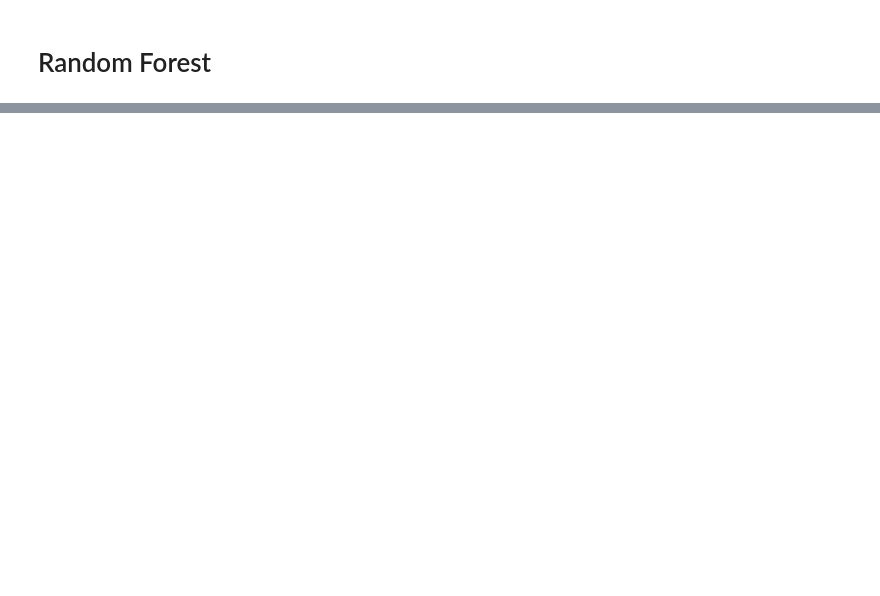
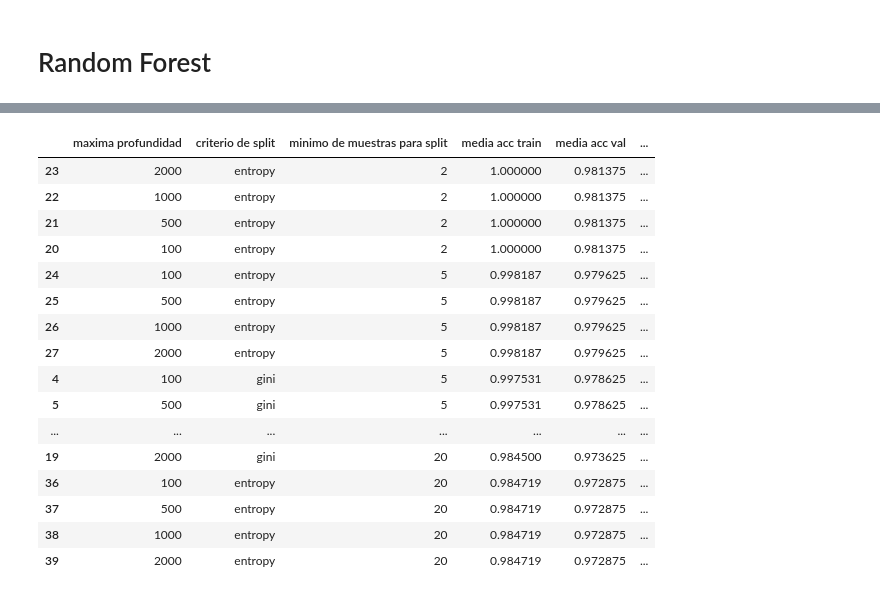
Before and after one commit to RichardoRodLoa/ModelosProyectoAula, a Jupyter notebook: models/random-forest.ipynb, the cells around one changed output, grey strips where cells are left out. Cells and saved outputs as stored; diff of their text form; code cells hidden in the pictures; blank space fills up the shorter version.

```diff
--- a/models/random-forest.ipynb
+++ b/models/random-forest.ipynb
@@ -78,0 +85,26 @@ results.sort_values(by='media f1', ascending=False)
+# %%
+# para datos filtrados
+
+from libs.data_configuration import get_filtered_data_partitioned
+
+X_train, X_test, y_train, y_test = get_filtered_data_partitioned() # 20% de los datos para test por defecto
+
+train_random_forest(X_train, y_train)
+# %% [output]
+|  | maxima profundidad | criterio de split | minimo de muestras para split | media acc train | media acc val | ... |
+| 23 | 2000 | entropy | 2 | 1.000000 | 0.981375 | ... |
+| 22 | 1000 | entropy | 2 | 1.000000 | 0.981375 | ... |
+| 21 | 500 | entropy | 2 | 1.000000 | 0.981375 | ... |
+| 20 | 100 | entropy | 2 | 1.000000 | 0.981375 | ... |
+| 24 | 100 | entropy | 5 | 0.998187 | 0.979625 | ... |
+| 25 | 500 | entropy | 5 | 0.998187 | 0.979625 | ... |
+| 26 | 1000 | entropy | 5 | 0.998187 | 0.979625 | ... |
+| 27 | 2000 | entropy | 5 | 0.998187 | 0.979625 | ... |
+| 4 | 100 | gini | 5 | 0.997531 | 0.978625 | ... |
+| 5 | 500 | gini | 5 | 0.997531 | 0.978625 | ... |
+| ... | ... | ... | ... | ... | ... | ... |
+| 19 | 2000 | gini | 20 | 0.984500 | 0.973625 | ... |
+| 36 | 100 | entropy | 20 | 0.984719 | 0.972875 | ... |
+| 37 | 500 | entropy | 20 | 0.984719 | 0.972875 | ... |
+| 38 | 1000 | entropy | 20 | 0.984719 | 0.972875 | ... |
+| 39 | 2000 | entropy | 20 | 0.984719 | 0.972875 | ... |
```
Also changed, not shown: parts of 3 cells of this notebook, 3 other files.
